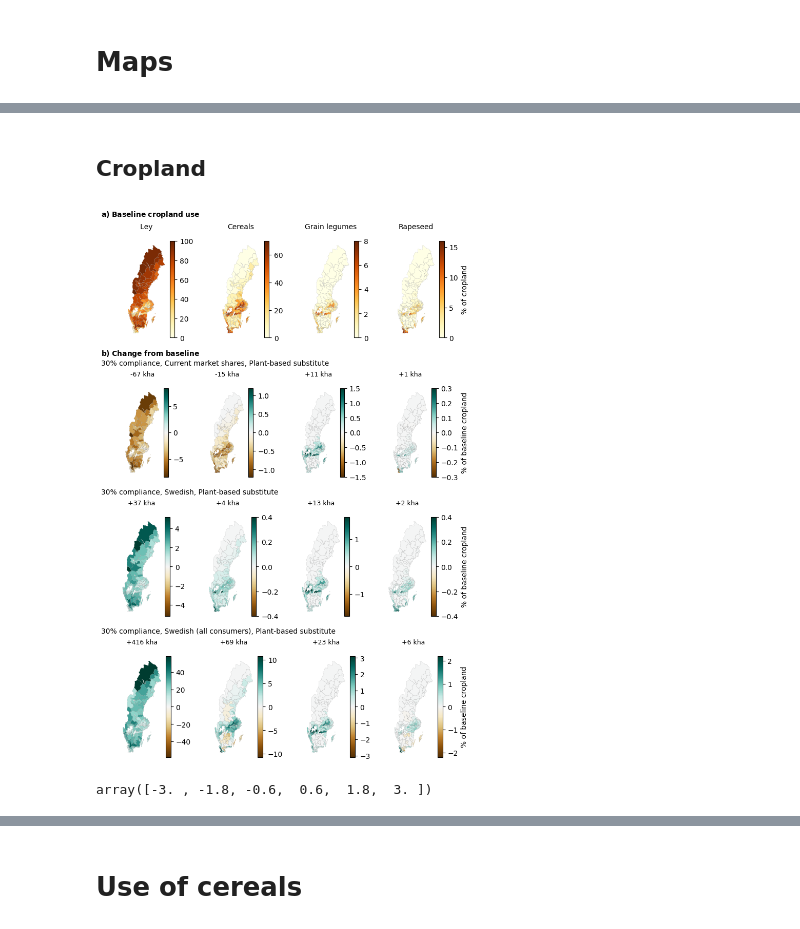
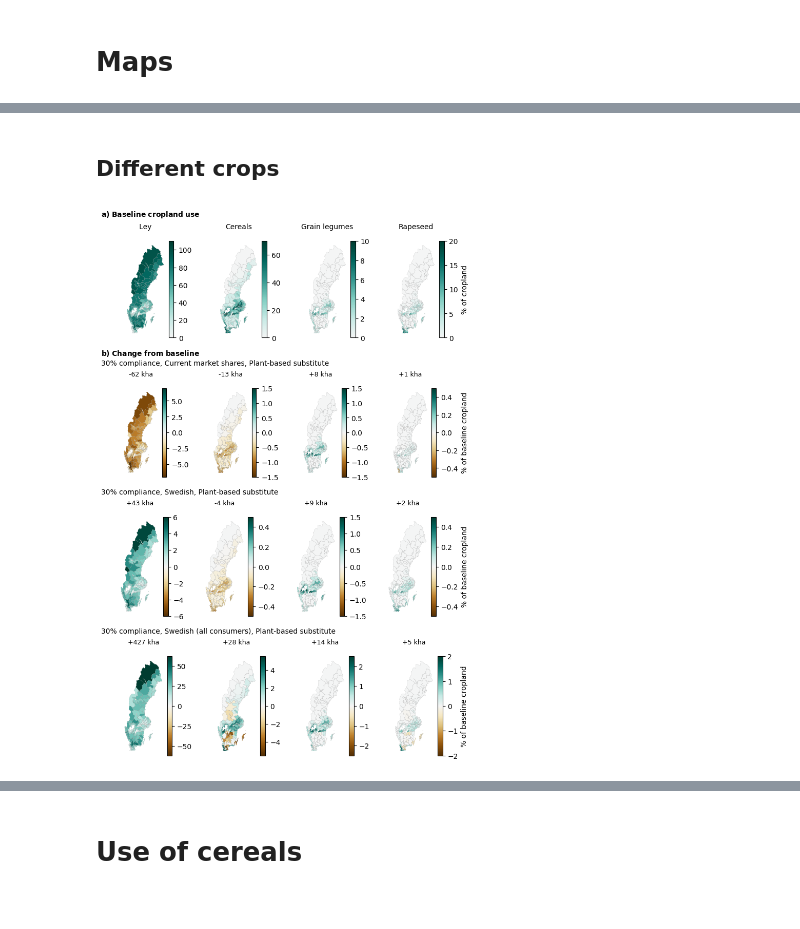
Before and after one commit to SLU-foodsystems/CIBUSmod-SLV2025, a Jupyter notebook: SLV2025_outputs.ipynb, the cells around one changed output, grey strips where cells are left out. Saved outputs shown, nothing was run; the diff lists cells and outputs as text; code cells hidden in the pictures.

```diff
--- a/SLV2025_outputs.ipynb
+++ b/SLV2025_outputs.ipynb
@@ -138,8 +151,10 @@ byprod_export = session.get_attr('d','by_prod_demand',['demand','by_prod']).loc[
 # Calculate net imports
 byprod_import = byprod_import.sub(byprod_export, fill_value=0)
 # Calculate change from baseline and drop all by-products with no change
-byprod_import_chg = byprod_import.sub(byprod_import.loc[('SLV','0')], axis=1)\
+byprod_import_chg = byprod_import.sub(byprod_import.loc[BL_SCN], axis=1)\
                   .replace({0:np.nan}).dropna(axis=1,how='all').fillna(0)
+# Zero for BL scenarios
+byprod_import_chg.loc[byprod_import_chg.index.get_level_values('year').astype(int) < 1000] = 0
 
 byprod_import_CO2e = get_ghg(SAFAD, byprod_import_chg, CO2eq=CO2e_method).sum(axis=1).rename('$\Delta$ feed imports')
 byprod_import_CO2e_excl_LUC = get_ghg(SAFAD, byprod_import_chg, CO2eq=CO2e_method).drop('Land use change', level='process', axis=1).sum(axis=1).rename('$\Delta$ feed imports')
@@ -149,8 +164,10 @@ byprod_import_ammonia = get_footprint(SAFAD, byprod_import_chg, 'Ammonia').sum(a
 # Get feed imports
 feed_import = session.get_attr('a','feed.crop_product_demand',['origin','crop_prod']).loc[:,'imported']
 # Calculate change from baseline and drop all by-products with no change
-feed_import_chg = feed_import.sub(feed_import.loc[('SLV','0')], axis=1)\
+feed_import_chg = feed_import.sub(feed_import.loc[BL_SCN], axis=1)\
                   .replace({0:np.nan}).dropna(axis=1,how='all').fillna(0)
+# Zero for BL scenarios
+feed_import_chg.loc[feed_import_chg.index.get_level_values('year').astype(int) < 1000] = 0
 
 feed_import_CO2e = get_ghg(SAFAD, feed_import_chg, CO2eq=CO2e_method).sum(axis=1).rename('$\Delta$ feed imports')
 feed_import_CO2e_excl_LUC = get_ghg(SAFAD, feed_import_chg, CO2eq=CO2e_method).drop('Land use change', level='process', axis=1).sum(axis=1).rename('$\Delta$ feed imports')
@@ -181,7 +198,7 @@ EF = pd.Series({
 
 swe_LUC = (
     session.get_attr('c','area',{'crop':'land_use'})
-    .pipe(lambda df: df - df.iloc[0])
+    .pipe(lambda df: df - df.loc[BL_SCN])
     .mul(EF, axis=1)
     .div(amort_period)
     .sum(axis=1)
@@ -378,7 +421,7 @@ d.columns = pd.Index([sp if sp not in ['cattle'] else ', '.join([sp,br]) for sp,
 d = d.T.groupby('type').sum().T
 d = d.set_index(make_scn_idx(d.index))
 
-fig,ax = plt.subplots(figsize=(3.5,3))
+fig,ax = plt.subplots(figsize=(3.8,3))
 cm.plot.bar(
     d,
     ax = ax,
@@ -619,11 +702,20 @@ plt.show()
 # %% [markdown]
 # Maps
 # %%
+def rescale_colormap(cmap, min_val=0.0, max_val=1.0):
+    import matplotlib.pyplot as plt
+    import matplotlib.colors as colors
+    if isinstance(cmap, str):
+        cmap = plt.get_cmap(cmap)
+    return colors.LinearSegmentedColormap.from_list(
+        "new_cmap", cmap(np.linspace(min_val, max_val, 256))
+    )
+
 map_style1 = {
     'cmap' : 'BrBG',
     'edgecolor' : 'grey'
 }
 map_style2 = {
-    'cmap' : 'YlOrBr',
+    'cmap' : rescale_colormap('BrBG',0.5,1),
     'edgecolor' : 'grey'
 }
@@ -630,18 +763,18 @@ map_style2 = {
 # %% [markdown]
-## Cropland
+## Different crops
 # %%
 scns = ['2120','2220','2320']
 scn_titles = {0 : r'$\bf{a)}$ $\bf{Baseline}$ $\bf{cropland}$ $\bf{use}$'}
 
 for i, scn in enumerate(scns):
     if i == 0:
-        str = r'$\bf{b)}$ $\bf{Change}$ $\bf{from}$ $\bf{baseline}$'+'\n'
+        title_str = r'$\bf{b)}$ $\bf{Change}$ $\bf{from}$ $\bf{baseline}$'+'\n'
     else:
-        str = ''
+        title_str = ''
     tpl = scn_tuple(scn, long=True)
-    str += f'{tpl[0]} compliance, {tpl[1]}, {tpl[2]} substitute'.replace("\n","")
+    title_str += f'{tpl[0]} compliance, {tpl[1]}, {tpl[2]} substitute'.replace("\n","")
     scn_titles.update(
-        {i+1:str}
+        {i+1:title_str}
     )
 
 plot_data = (
@@ -654,10 +787,10 @@ plot_data = (
 )
 
 plot_data1_nat = plot_data.groupby('crop_group').sum()/1000
-plot_data1 = plot_data.div(plot_data.groupby('region').sum()['0'], axis=0) * 100
+plot_data1 = plot_data.div(plot_data.groupby('region').sum()[BL_SCN[1]], axis=0) * 100
 
-plot_data2 = plot_data1.sub(plot_data1['0'], axis=0)
-plot_data2_nat = plot_data1_nat.sub(plot_data1_nat['0'], axis=0)
+plot_data2 = plot_data1.sub(plot_data1[BL_SCN[1]], axis=0)
+plot_data2_nat = plot_data1_nat.sub(plot_data1_nat[BL_SCN[1]], axis=0)
 
 crps = ['Ley','Cereals','Grain legumes','Brassicaceae']
 
@@ -667,37 +800,33 @@ fig = plt.figure(constrained_layout=True, figsize=(w*len(crps), h+h*len(scns)))
 # fig.suptitle('Figure title')
 
 # create 3x1 subfigs
 subfigs = fig.subfigures(nrows=len(scns)+1, ncols=1)
 for row, subfig in enumerate(subfigs):
 
     axs = subfig.subplots(nrows=1, ncols=len(crps))
     subfig.suptitle(scn_titles[row], x=0, ha='left', size=10)
     if row==0:
         for crp, ax in zip(crps,axs):
             map_data = plot_data1['0'].loc[crp]
-            lim = np.ceil(map_data.max()/2)*2
+            lim = np.ceil(map_data.max()/10)*10
             leg_str = '% of cropland' if crp==crps[-1] else ''
             plot.map_from_series(map_data, vmin=0, vmax=lim, **map_style2, ax=ax, legend_kwds={'label': leg_str})
             ax.axis('off')
             ax.set_title('Rapeseed' if crp == 'Brassicaceae' else '   Ley   ' if crp=='Ley' else crp, size=10)
 
     else:
         scn = scns[row-1]
         for crp, ax in zip(crps,axs):
             map_data = plot_data2[scn].loc[crp]
             # lim = np.ceil(abs(plot_data2[scns].loc[crp]).quantile(0.99).max())
-            lim = np.ceil(abs(map_data).quantile(0.99).max()*10)/10
+            lim = np.ceil(abs(map_data).quantile(0.99).max()*2)/2
             leg_str = '% of baseline cropland' if crp==crps[-1] else ''
             plot.map_from_series(map_data, vmin=-lim, vmax=lim, **map_style1, ax=ax, legend_kwds={'label': leg_str})
             ax.axis('off')
             nat_chg = plot_data2_nat[scn][crp]
             ax.set_title(f'{nat_chg:+.0f} kha', size=9)
 
 # plt.savefig('map_cropland.png')
 plt.show()
 # %% [output]
-[figure, old version]
+[figure, new version]
-# %%
-np.linspace(-lim,lim,6)
-# %% [output]
-array([-3. , -1.8, -0.6,  0.6,  1.8,  3. ])
```
Also changed, not shown: parts of 27 cells of this notebook, 4 other files.
